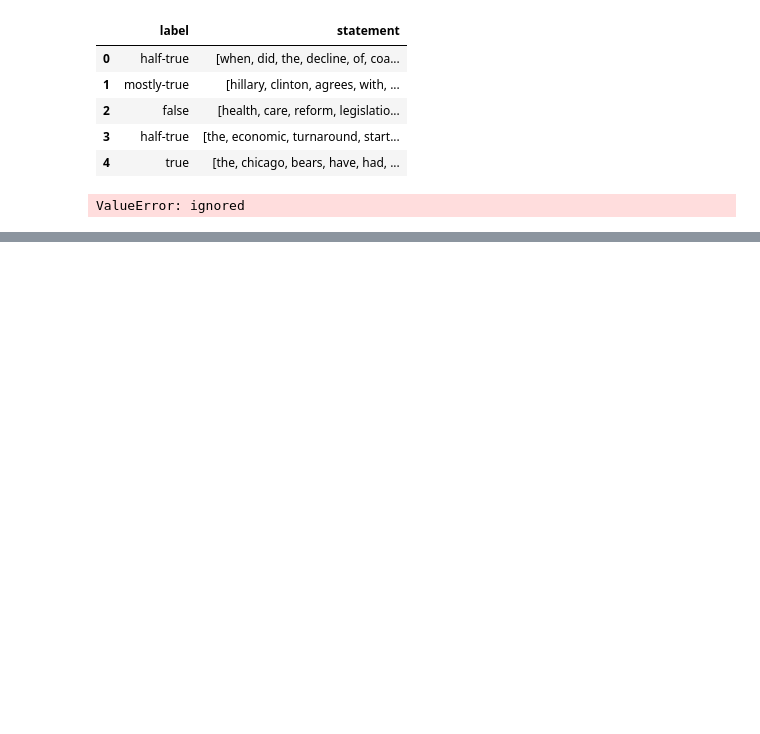
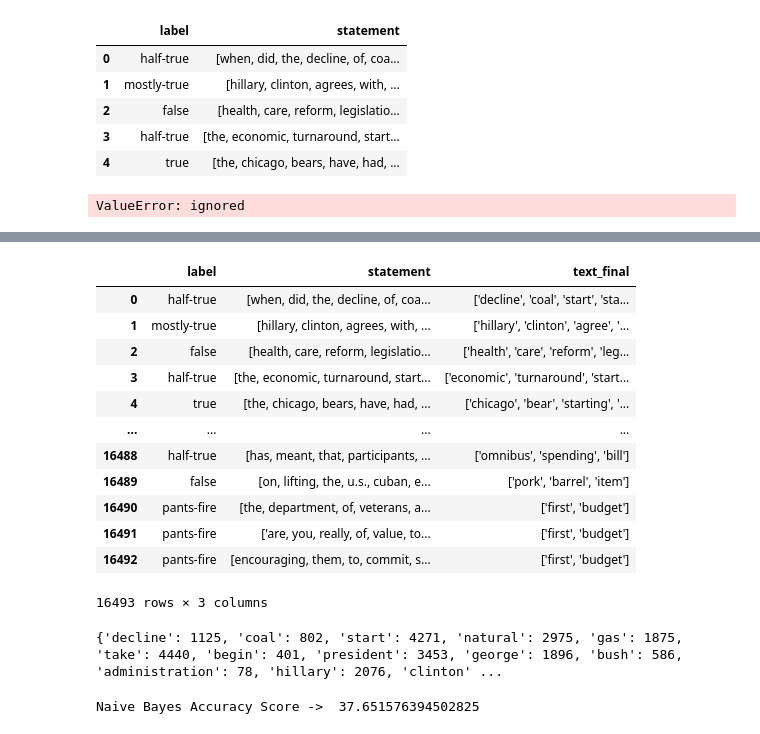
Before and after one commit to gautumsvp7/LiarDataSet, a Jupyter notebook: LiarDataset.ipynb, the cells around one changed output, grey strips where cells are left out. Saved outputs shown, nothing was run; the diff lists cells and outputs as text; code cells hidden in the pictures; blank space fills up the shorter version.

```diff
--- a/LiarDataset.ipynb
+++ b/LiarDataset.ipynb
@@ -523,0 +540,20 @@ ValueError: ignored
+# %%
+df = x
+#df = df.loc[:,~df.columns.duplicated()]
+df =df.reset_index(drop=True)
+# %%
+df
+# %% [output]
+|  | label | statement | text_final |
+| 0 | half-true | [when, did, the, decline, of, coa... | ['decline', 'coal', 'start', 'sta... |
+| 1 | mostly-true | [hillary, clinton, agrees, with, ... | ['hillary', 'clinton', 'agree', '... |
+| 2 | false | [health, care, reform, legislatio... | ['health', 'care', 'reform', 'leg... |
+| 3 | half-true | [the, economic, turnaround, start... | ['economic', 'turnaround', 'start... |
+| 4 | true | [the, chicago, bears, have, had, ... | ['chicago', 'bear', 'starting', '... |
+| ... | ... | ... | ... |
+| 16488 | half-true | [has, meant, that, participants, ... | ['omnibus', 'spending', 'bill'] |
+| 16489 | false | [on, lifting, the, u.s., cuban, e... | ['pork', 'barrel', 'item'] |
+| 16490 | pants-fire | [the, department, of, veterans, a... | ['first', 'budget'] |
+| 16491 | pants-fire | ['are, you, really, of, value, to... | ['first', 'budget'] |
+| 16492 | pants-fire | [encouraging, them, to, commit, s... | ['first', 'budget'] |
+16493 rows × 3 columns
@@ -523,0 +571,14 @@ ValueError: ignored
+# %%
+print(Tfidf_vect.vocabulary_)
+# %% [output]
+{'decline': 1125, 'coal': 802, 'start': 4271, 'natural': 2975, 'gas': 1875, 'take': 4440, 'begin': 401, 'president': 3453, 'george': 1896, 'bush': 586, 'administration': 78, 'hillary': 2076, 'clinton' ...
+# %%
+# fit the training dataset on the NB classifier
+Naive = naive_bayes.MultinomialNB()
+Naive.fit(Train_X_Tfidf,Train_Y)
+# predict the labels on validation dataset
+predictions_NB = Naive.predict(Test_X_Tfidf)
+# Use accuracy_score function to get the accuracy
+print("Naive Bayes Accuracy Score -> ",accuracy_score(predictions_NB, Test_Y)*100)
+# %% [output]
+Naive Bayes Accuracy Score ->  37.651576394502825
```
Also changed, not shown: parts of 5 cells of this notebook.
